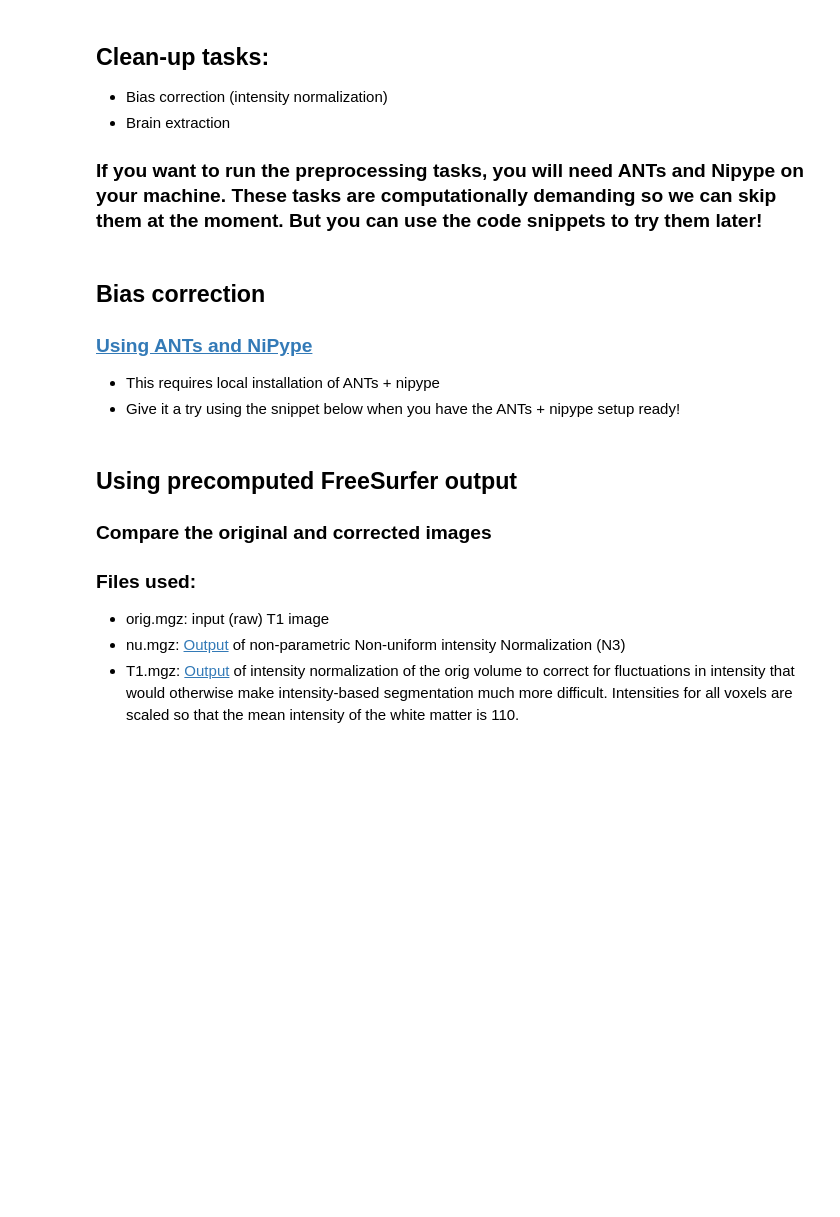
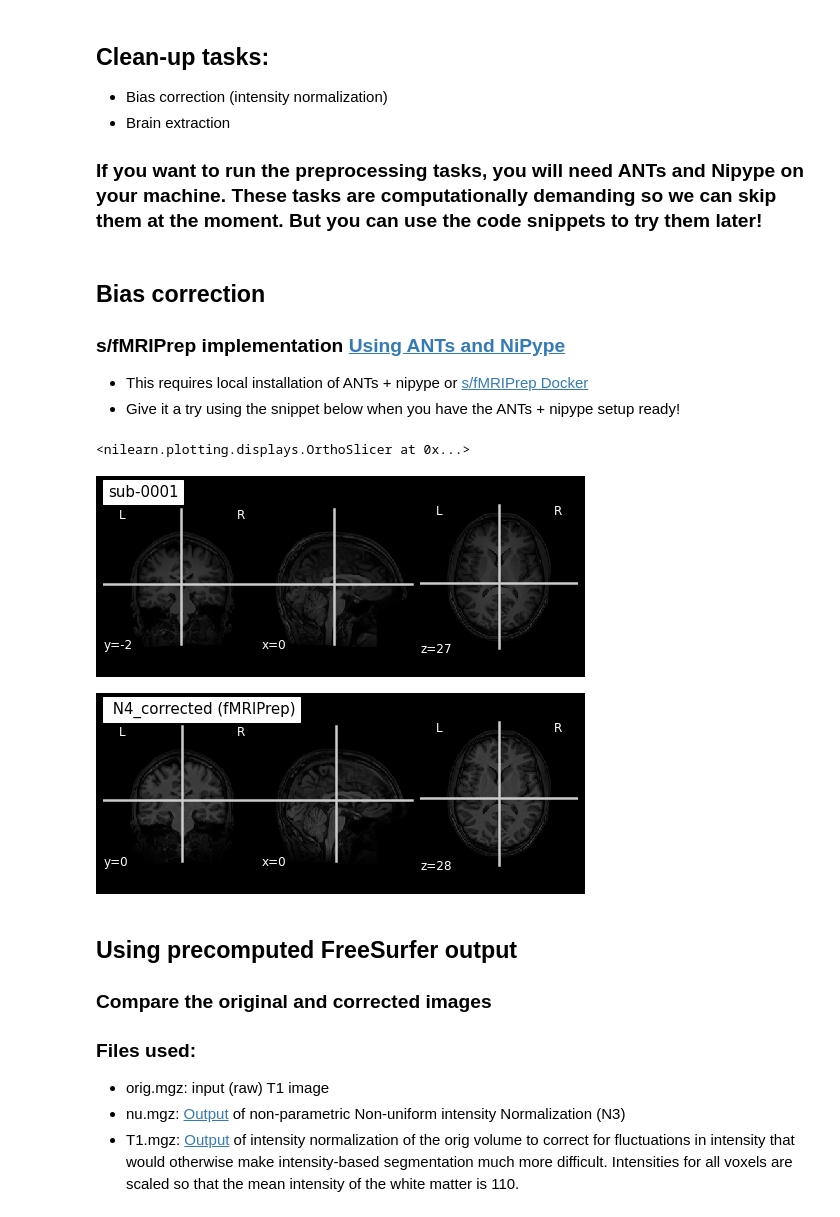
Before and after one commit to fishtree-attempt/SDC-BIDS-sMRI, a Jupyter notebook: code/2_sMRI_image_cleanup.ipynb, the cells around one changed output. Saved outputs shown, nothing was run; the diff lists cells and outputs as text; code cells hidden in the pictures; blank space fills up the shorter version.

```diff
--- a/code/2_sMRI_image_cleanup.ipynb
+++ b/code/2_sMRI_image_cleanup.ipynb
@@ -45,8 +70,10 @@ Using sub-0001
 ### If you want to run the preprocessing tasks, you will need ANTs and Nipype on your machine. These tasks are computationally demanding so we can skip them at the moment. But you can use the code snippets to try them later!
 # %% [markdown]
 ## Bias correction
-### [Using ANTs and NiPype](https://pythonhosted.org/nipype/interfaces/generated/nipype.interfaces.ants.segmentation.html#n4biasfieldcorrection)
-- This requires local installation of ANTs + nipype
+
+
+### s/fMRIPrep implementation [Using ANTs and NiPype](https://pythonhosted.org/nipype/interfaces/generated/nipype.interfaces.ants.segmentation.html#n4biasfieldcorrection)
+- This requires local installation of ANTs + nipype or [s/fMRIPrep Docker](https://fmriprep.org/en/stable/docker.html#running-fmriprep-with-the-fmriprep-docker-wrapper)
 - Give it a try using the snippet below when you have the ANTs + nipype setup ready!
 # %%
 # import nipype.pipeline.engine as pe
@@ -66,6 +93,19 @@ Using sub-0001
 # n4.inputs.output_image = my_brain_image.replace('.nii.gz', '_N4_corrected_nii.gz')
 
 # n4.run()
+# %%
+# Plot waw scan
+subject_T1 = local_data_dir + 'AOMIC/{}/anat/{}_T1w.nii.gz'.format(subject_id,subject_id)
+
+plotting.plot_anat(subject_T1, title=subject_id)
+
+# Plot Corrected image
+subject_T1_N4_corrected = fmriprep_output_dir + 'sub-0001_desc-preproc_T1w.nii.gz'
+plotting.plot_anat(subject_T1_N4_corrected, title=' N4_corrected (fMRIPrep)')
+# %% [output]
+<nilearn.plotting.displays.OrthoSlicer at 0x...>
+[figure, added]
+[figure, added]
 # %% [markdown]
 ## Using precomputed FreeSurfer output
 
```
Also changed, not shown: parts of 11 cells of this notebook, 11 other files.
